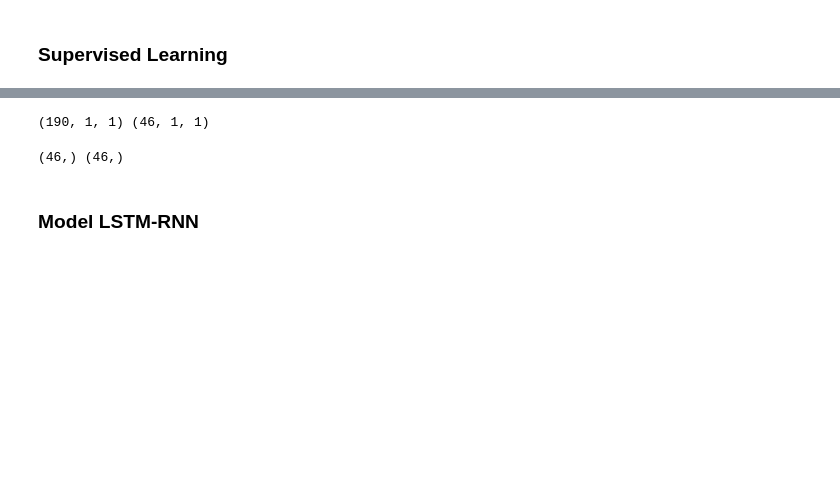
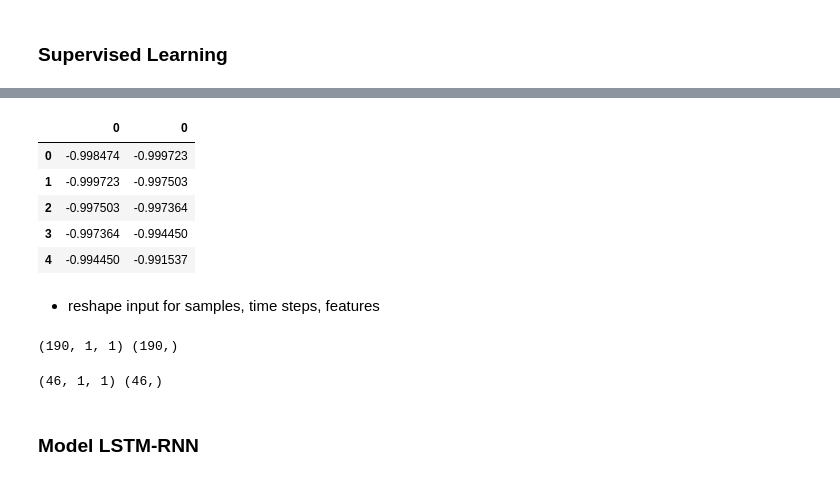
Before and after one commit to kusin/bahan-ajar-ML-v1, a Jupyter notebook: week 11 lstm-rnn bagian 2/lstm-rnn-univariate-2.ipynb, the cells around one changed output, grey strips where cells are left out. Saved outputs shown, nothing was run; the diff lists cells and outputs as text; code cells hidden in the pictures; blank space fills up the shorter version.

```diff
--- a/week 11 lstm-rnn bagian 2/lstm-rnn-univariate-2.ipynb
+++ b/week 11 lstm-rnn bagian 2/lstm-rnn-univariate-2.ipynb
@@ -170,15 +202,30 @@ testX, testY = create_dataset(test, look_back)
+# %%
+temp_testX = pd.DataFrame(testX)
+temp_testY = pd.DataFrame(testY)
+# %%
+hasil = pd.concat([temp_testX, temp_testY], axis=1)
+hasil.head()
+# %% [output]
+|  | 0 | 0 |
+| 0 | -0.998474 | -0.999723 |
+| 1 | -0.999723 | -0.997503 |
+| 2 | -0.997503 | -0.997364 |
+| 3 | -0.997364 | -0.994450 |
+| 4 | -0.994450 | -0.991537 |
+# %% [markdown]
+- reshape input for samples, time steps, features
 # %%
 # reshape input to be [samples, time steps, features]
 trainX = np.reshape(trainX, (trainX.shape[0], 1, trainX.shape[1]))
 testX = np.reshape(testX, (testX.shape[0], 1, testX.shape[1]))
 # %%
-print(trainX.shape, testX.shape)
+print(trainX.shape, trainY.shape)
 # %% [output]
-(190, 1, 1) (46, 1, 1)
+(190, 1, 1) (190,)
 # %%
-print(testY.shape, testY.shape)
+print(testX.shape, testY.shape)
 # %% [output]
-(46,) (46,)
+(46, 1, 1) (46,)
 # %% [markdown]
 ### Model LSTM-RNN
 # %% [markdown]
```
Also changed, not shown: parts of 17 cells of this notebook.
